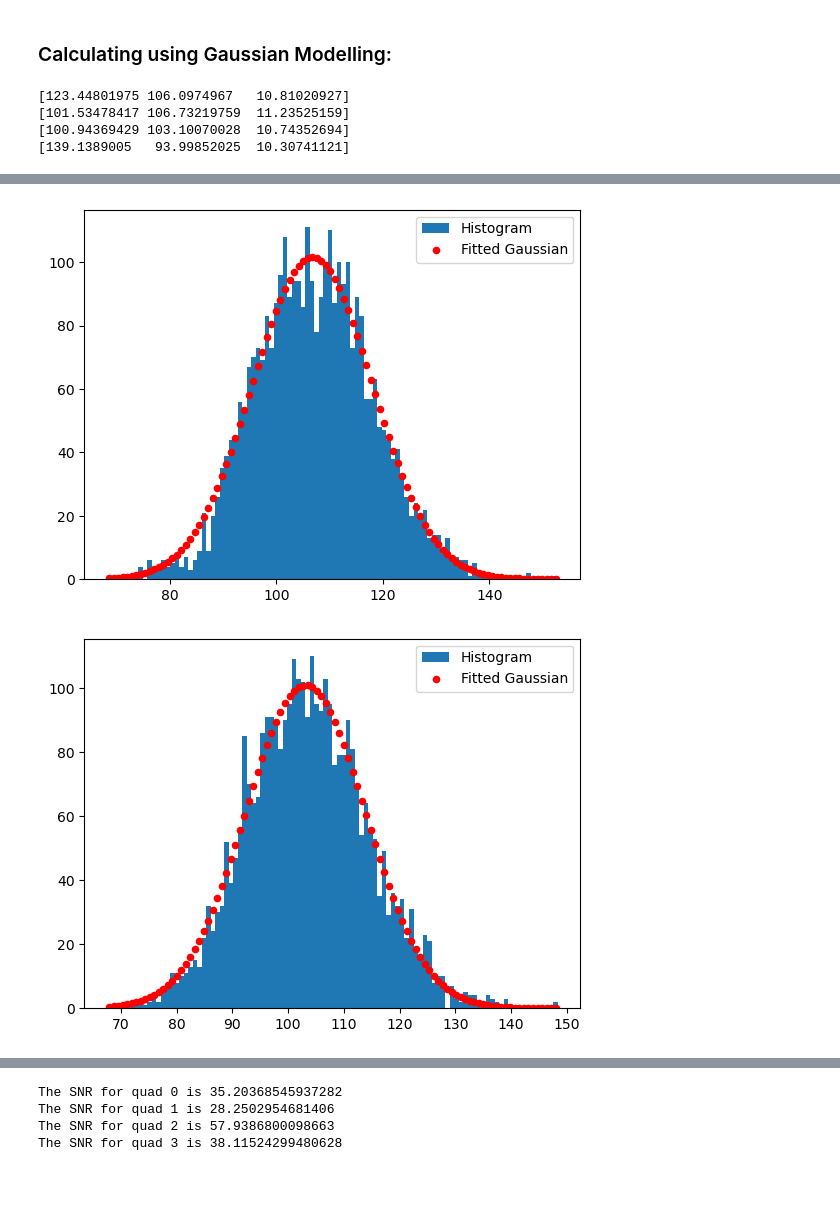
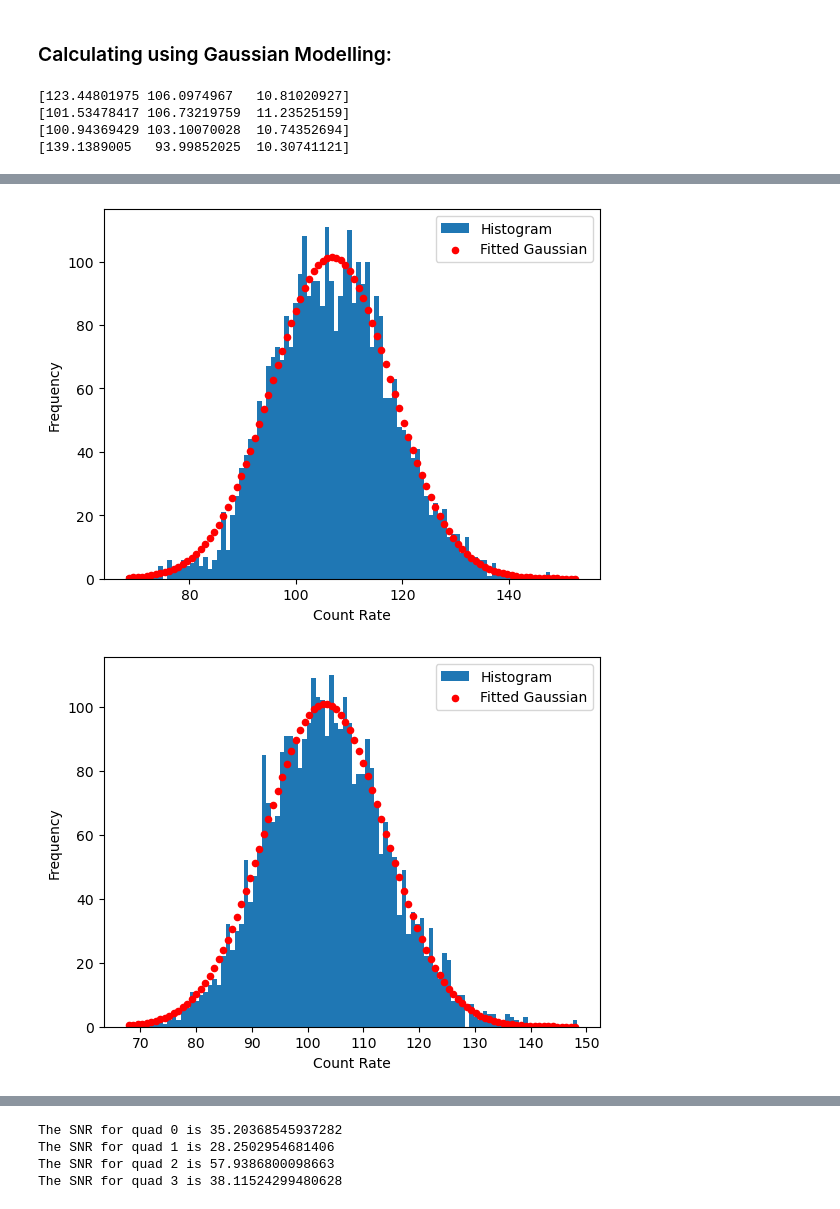
Before and after one commit to HeisenbergsCat03/ksp-grb, a Jupyter notebook: detrending_snr.ipynb, the cells around one changed output, grey strips where cells are left out. Drawn from its saved outputs; the diff is of its cells as text; code cells hidden in the pictures; blank space fills up the shorter version.

```diff
--- a/detrending_snr.ipynb
+++ b/detrending_snr.ipynb
@@ -157,6 +156,8 @@ for a in a_complete:
     curve_x = np.linspace(min(bin_centers), max(bin_centers), 100)
     curve_y = gaussian(curve_x, amplitude_fit, mean_fit, stddev_fit)
     plt.subplots(1, 1)
+    plt.xlabel("Count Rate")
+    plt.ylabel("Frequency")
     plt.hist(add,bins = 100, label='Histogram',density=False)
     plt.scatter(curve_x, curve_y, color = 'red', label='Fitted Gaussian',s=20)
     plt.legend()
@@ -173,2 +174,2 @@ amp = [123.4479872, 101.53472349, 100.94371328, 139.13890348]
-[figure, old version]
+[figure, new version]
-[figure, old version]
+[figure, new version]
```
Also changed, not shown: parts of 7 cells of this notebook, 1 other file.
